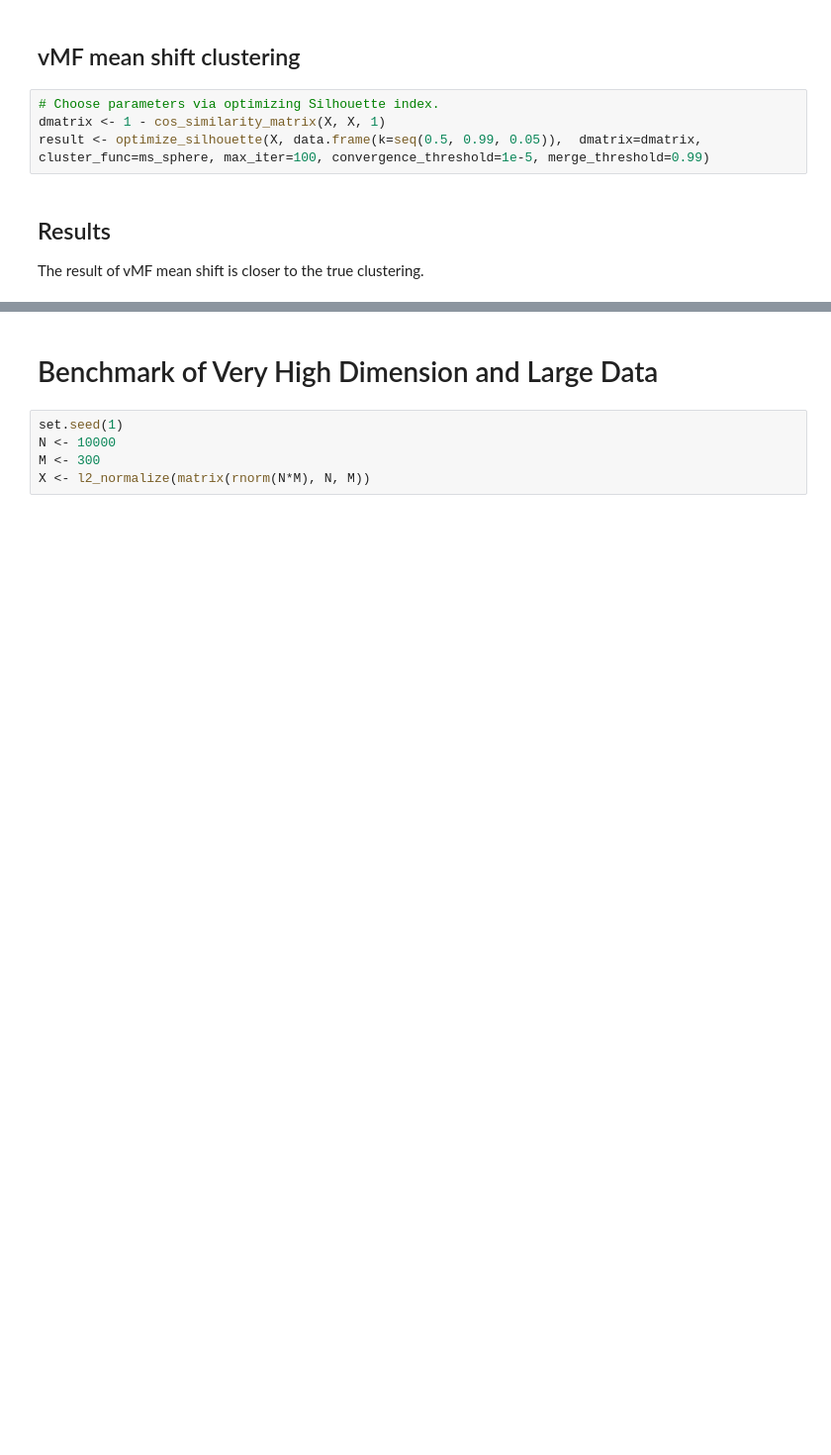
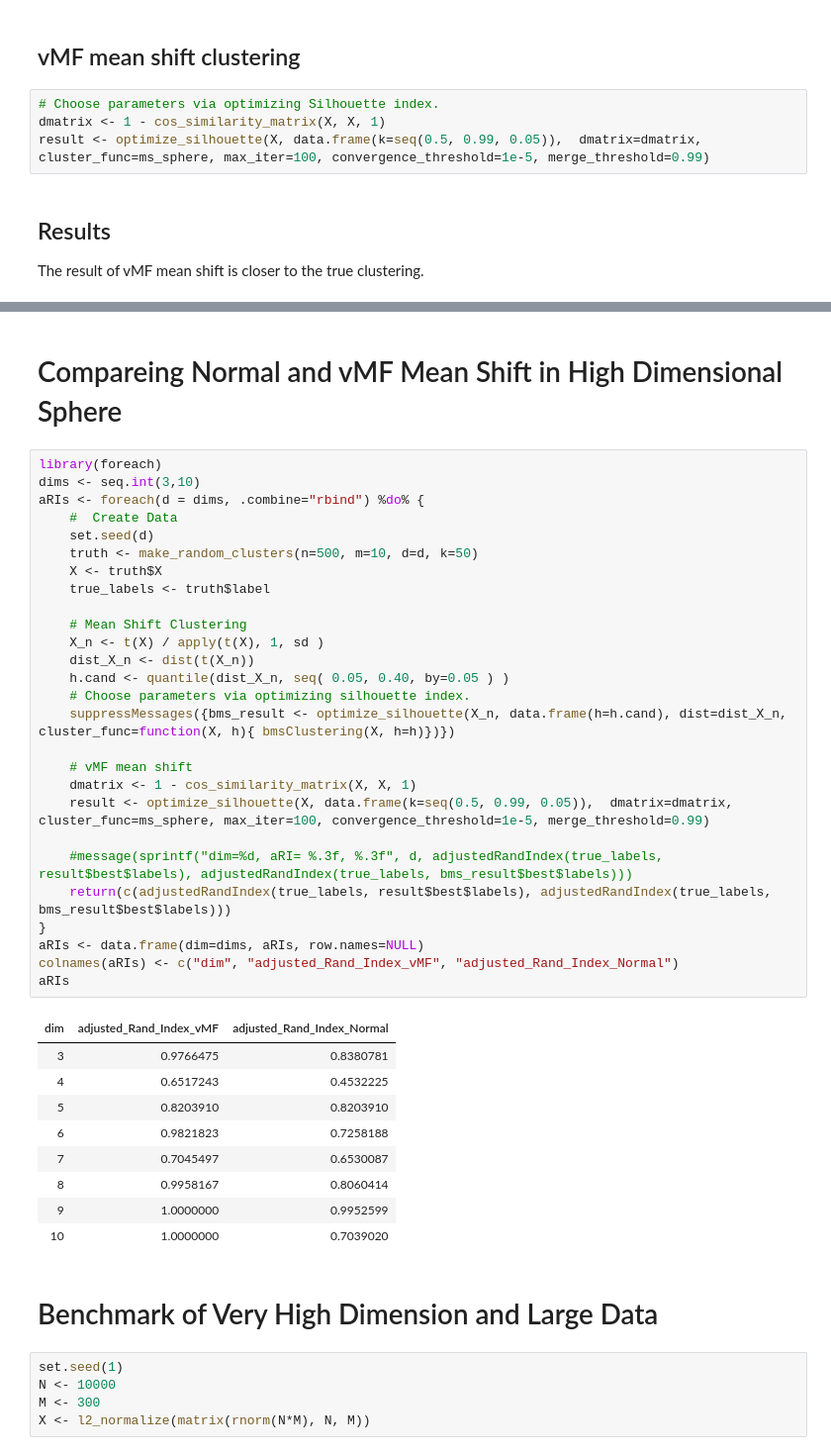
Before and after one commit to 5hun/vmf_meanshift_R, a Jupyter notebook: README.ipynb, the cells around one changed output, grey strips where cells are left out. Shown at 99% size. Saved outputs shown, nothing was run; the diff lists cells and outputs as text; blank space fills up the shorter version.

Commit message:
no message

```diff
--- a/README.ipynb
+++ b/README.ipynb
@@ -112,3 +103,42 @@ plot(X[,c(1,3)], col=bms_result$best$labels, pch=bms_result$best$labels, xlab="1
+# %% [markdown]
+# Compareing Normal and vMF Mean Shift in High Dimensional Sphere
+# %%
+library(foreach)
+dims <- seq.int(3,10)
+aRIs <- foreach(d = dims, .combine="rbind") %do% {
+    #  Create Data
+    set.seed(d)
+    truth <- make_random_clusters(n=500, m=10, d=d, k=50)
+    X <- truth$X
+    true_labels <- truth$label
+
+    # Mean Shift Clustering
+    X_n <- t(X) / apply(t(X), 1, sd )
+    dist_X_n <- dist(t(X_n))
+    h.cand <- quantile(dist_X_n, seq( 0.05, 0.40, by=0.05 ) )
+    # Choose parameters via optimizing silhouette index.
+    suppressMessages({bms_result <- optimize_silhouette(X_n, data.frame(h=h.cand), dist=dist_X_n, cluster_func=function(X, h){ bmsClustering(X, h=h)})})
+
+    # vMF mean shift
+    dmatrix <- 1 - cos_similarity_matrix(X, X, 1)
+    result <- optimize_silhouette(X, data.frame(k=seq(0.5, 0.99, 0.05)),  dmatrix=dmatrix, cluster_func=ms_sphere, max_iter=100, convergence_threshold=1e-5, merge_threshold=0.99)
+
+    #message(sprintf("dim=%d, aRI= %.3f, %.3f", d, adjustedRandIndex(true_labels, result$best$labels), adjustedRandIndex(true_labels, bms_result$best$labels)))
+    return(c(adjustedRandIndex(true_labels, result$best$labels), adjustedRandIndex(true_labels, bms_result$best$labels)))
+}
+aRIs <- data.frame(dim=dims, aRIs, row.names=NULL)
+colnames(aRIs) <- c("dim", "adjusted_Rand_Index_vMF", "adjusted_Rand_Index_Normal")
+aRIs
+# %% [output]
+| dim | adjusted_Rand_Index_vMF | adjusted_Rand_Index_Normal |
+| 3 | 0.9766475 | 0.8380781 |
+| 4 | 0.6517243 | 0.4532225 |
+| 5 | 0.8203910 | 0.8203910 |
+| 6 | 0.9821823 | 0.7258188 |
+| 7 | 0.7045497 | 0.6530087 |
+| 8 | 0.9958167 | 0.8060414 |
+| 9 | 1.0000000 | 0.9952599 |
+| 10 | 1.0000000 | 0.7039020 |
 # %% [markdown]
 # Benchmark of Very High Dimension and Large Data
 # %%
```
Also changed, not shown: parts of 4 cells of this notebook, 3 other files.
